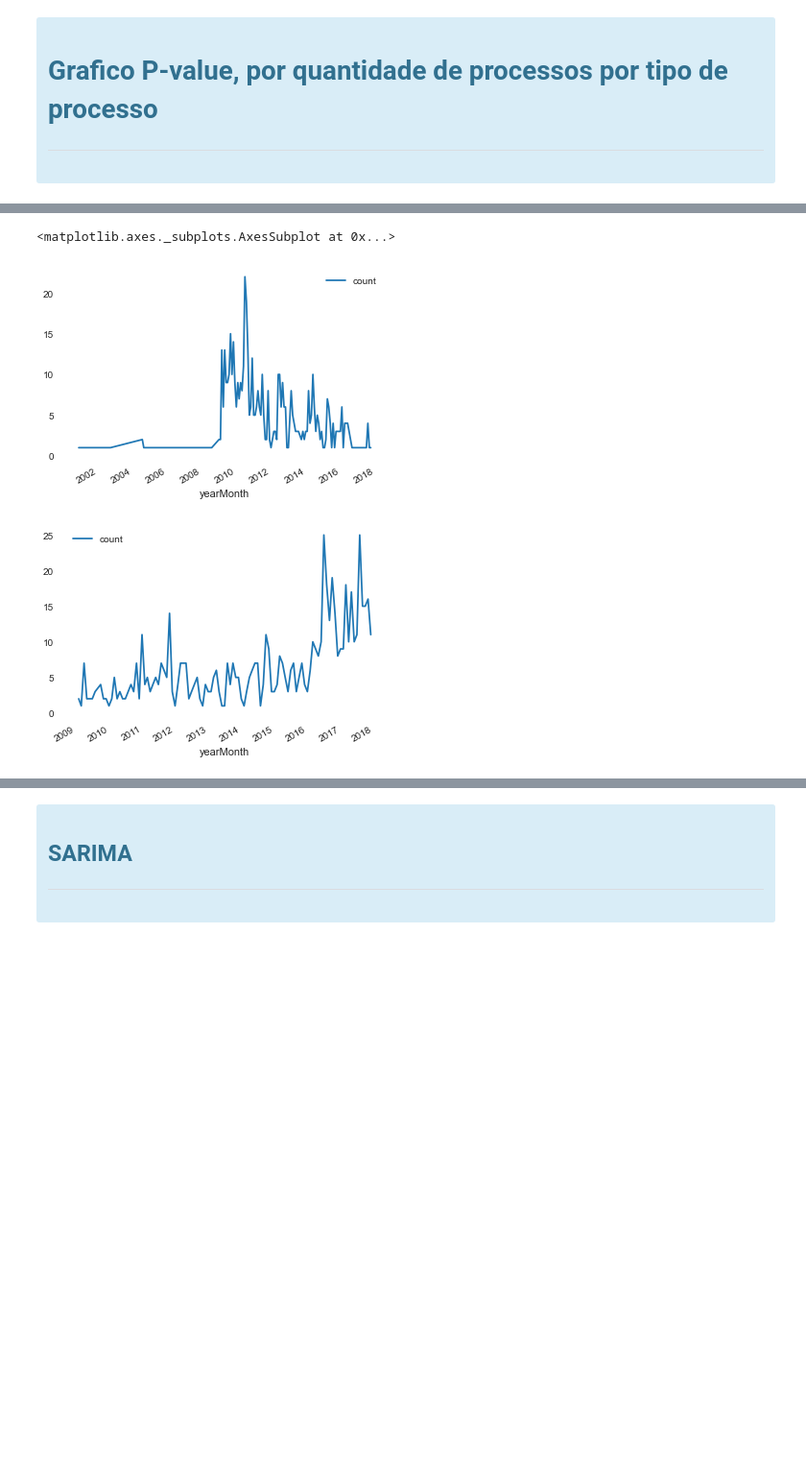
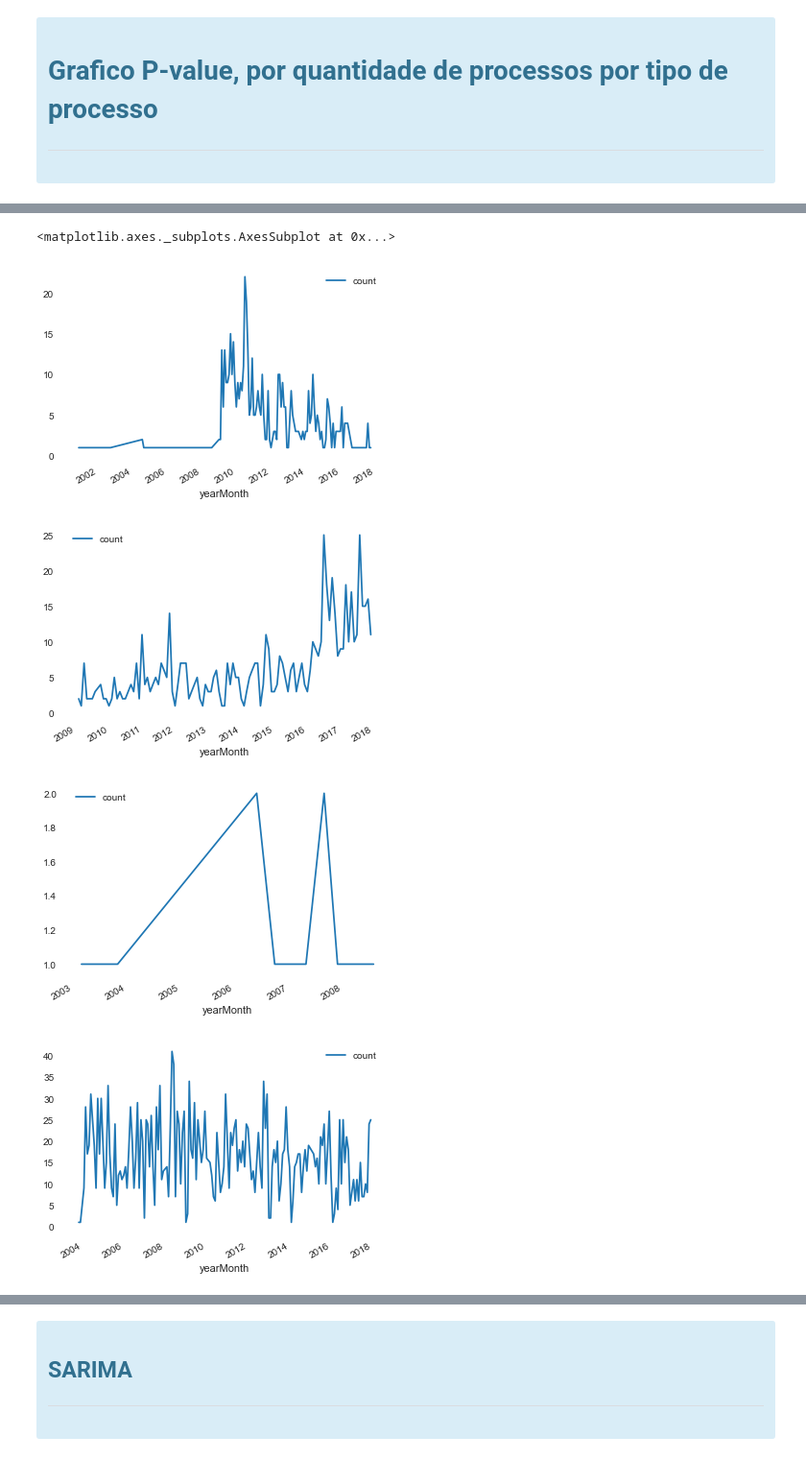
Before and after one commit to joaocamargo/TCC-PUCRS-2020, a Jupyter notebook: TCC- Forecasting.ipynb, the cells around one changed output, grey strips where cells are left out. Shown at 96% size. Drawn from its saved outputs; the diff is of its cells as text; code cells hidden in the pictures; blank space fills up the shorter version.

```diff
--- a/TCC- Forecasting.ipynb
+++ b/TCC- Forecasting.ipynb
@@ -563,10 +578,15 @@ fig.show()
 # %%
 df_count_year_month_type[df_count_year_month_type['type']=='Cautelar Inominada'].plot() #P-value 0.00712
 df_count_year_month_type[df_count_year_month_type['type']=='Petição'].plot() #P-value = 0.96
+df_count_year_month_type[df_count_year_month_type['type']=='Apelação Recurso de Ofício'].plot()
+df_count_year_month_type[df_count_year_month_type['type']=='Ação Direta de Inconstitucionalidade'].plot() #P-value = 0.96
+df_count_year_month_type[df_count_year_month_type['type']=='Desaforamento'].plot()
 
 
 #pq a de cima o P-value foi tao baixo, pode ser interpretado só olhando o grafico?
 # %% [output]
 <matplotlib.axes._subplots.AxesSubplot at 0x...>
 [figure]
 [figure]
+[figure, added]
+[figure, added]
```
Also changed, not shown: parts of 71 cells of this notebook.
